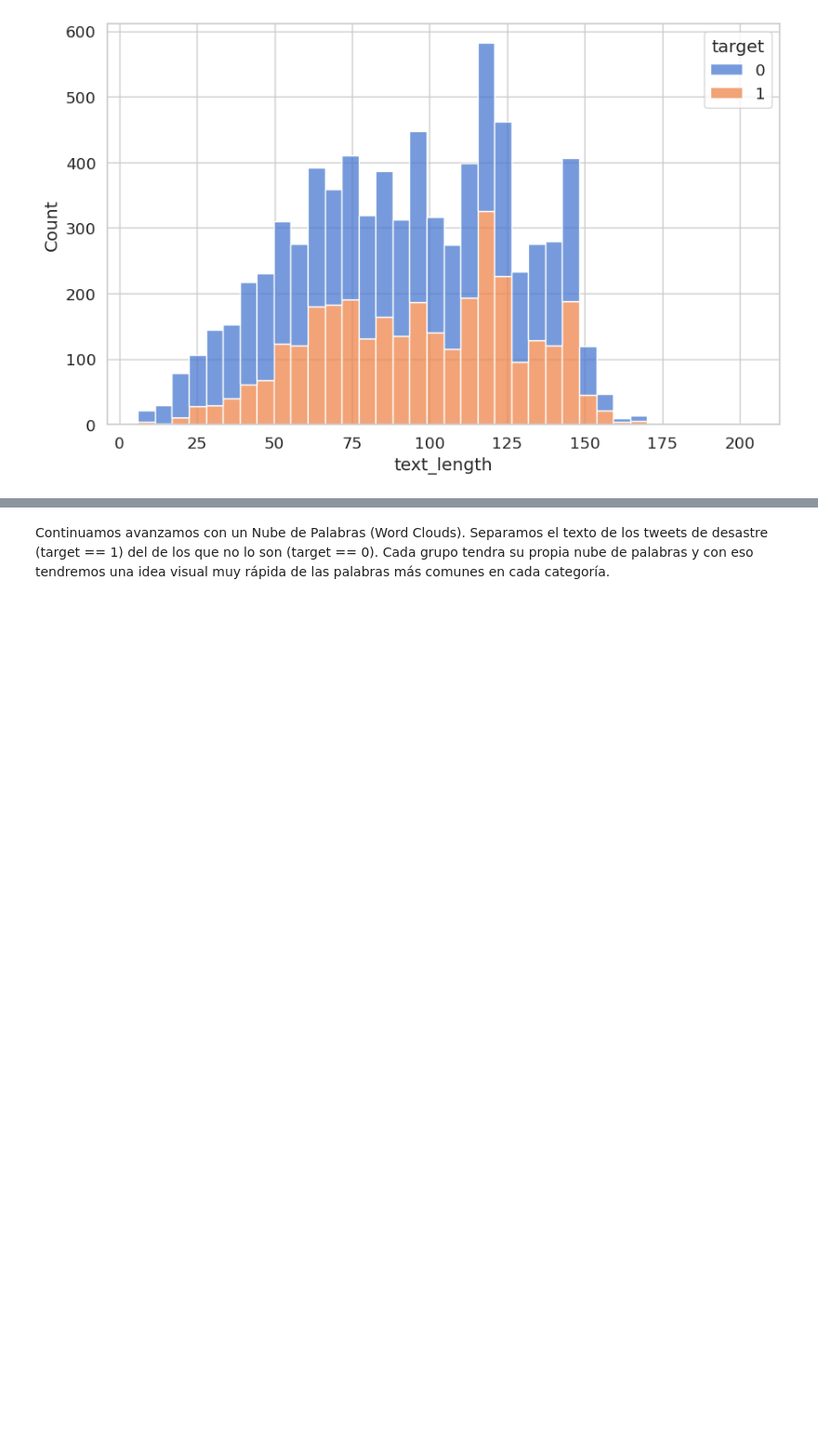
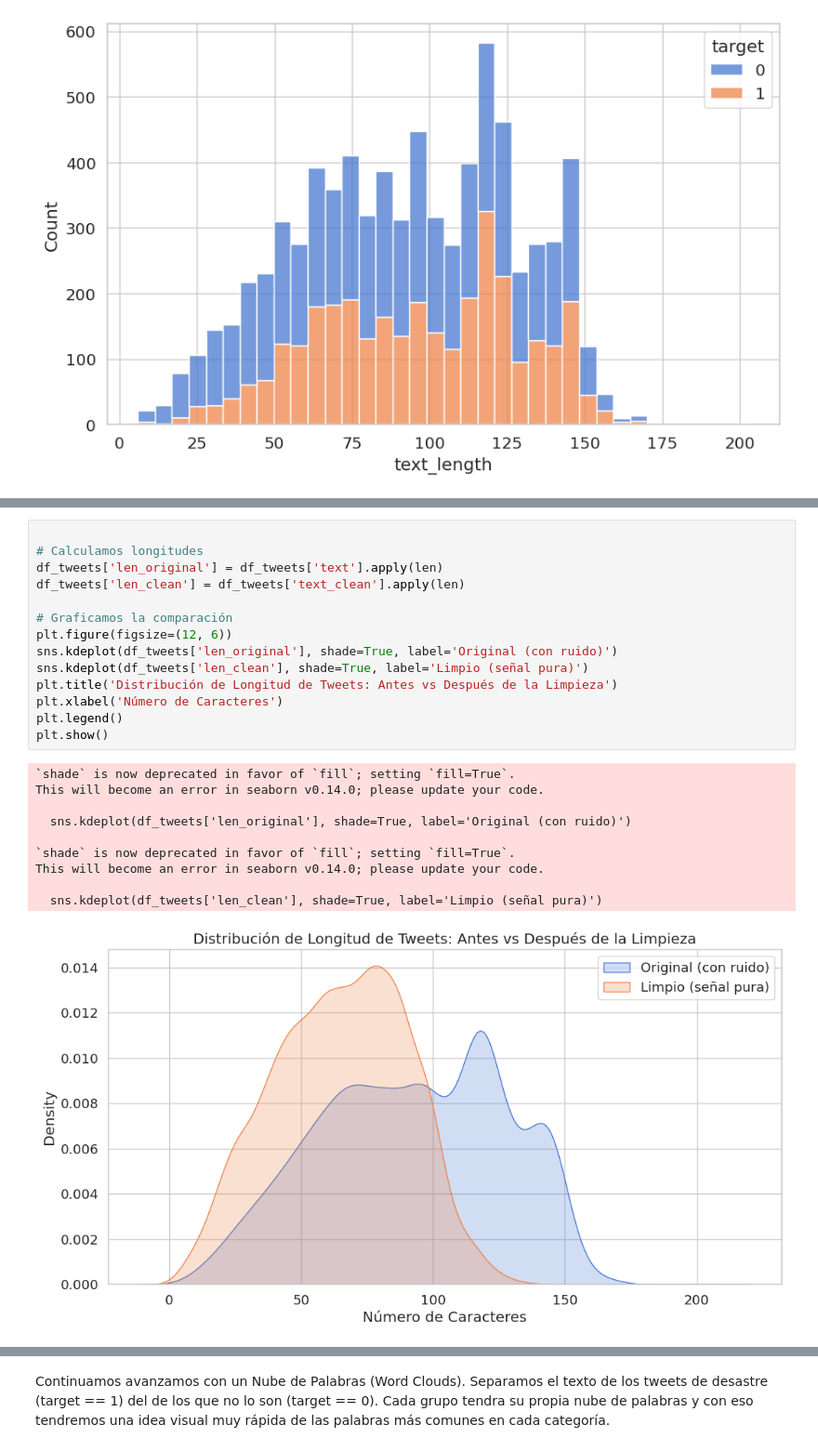
Before and after one commit to Rickgoi/disaster-tweet-classification, a Jupyter notebook: Notebooks/Deteccion_de_tweets_desastres.ipynb, the cells around one changed output, grey strips where cells are left out. Shown at 93% size. Drawn from its saved outputs; the diff is of its cells as text; blank space fills up the shorter version.

```diff
--- a/Notebooks/Deteccion_de_tweets_desastres.ipynb
+++ b/Notebooks/Deteccion_de_tweets_desastres.ipynb
@@ -164,0 +255,25 @@ sns.histplot(data=df_tweets, x='text_length', hue='target', multiple='stack')
+# %%
+
+# Calculamos longitudes
+df_tweets['len_original'] = df_tweets['text'].apply(len)
+df_tweets['len_clean'] = df_tweets['text_clean'].apply(len)
+
+# Graficamos la comparación
+plt.figure(figsize=(12, 6))
+sns.kdeplot(df_tweets['len_original'], shade=True, label='Original (con ruido)')
+sns.kdeplot(df_tweets['len_clean'], shade=True, label='Limpio (señal pura)')
+plt.title('Distribución de Longitud de Tweets: Antes vs Después de la Limpieza')
+plt.xlabel('Número de Caracteres')
+plt.legend()
+plt.show()
+# %% [output]
+`shade` is now deprecated in favor of `fill`; setting `fill=True`.
+This will become an error in seaborn v0.14.0; please update your code.
+
+  sns.kdeplot(df_tweets['len_original'], shade=True, label='Original (con ruido)')
+
+`shade` is now deprecated in favor of `fill`; setting `fill=True`.
+This will become an error in seaborn v0.14.0; please update your code.
+
+  sns.kdeplot(df_tweets['len_clean'], shade=True, label='Limpio (señal pura)')
+[figure, added]
```
Also changed, not shown: parts of 35 cells of this notebook.
